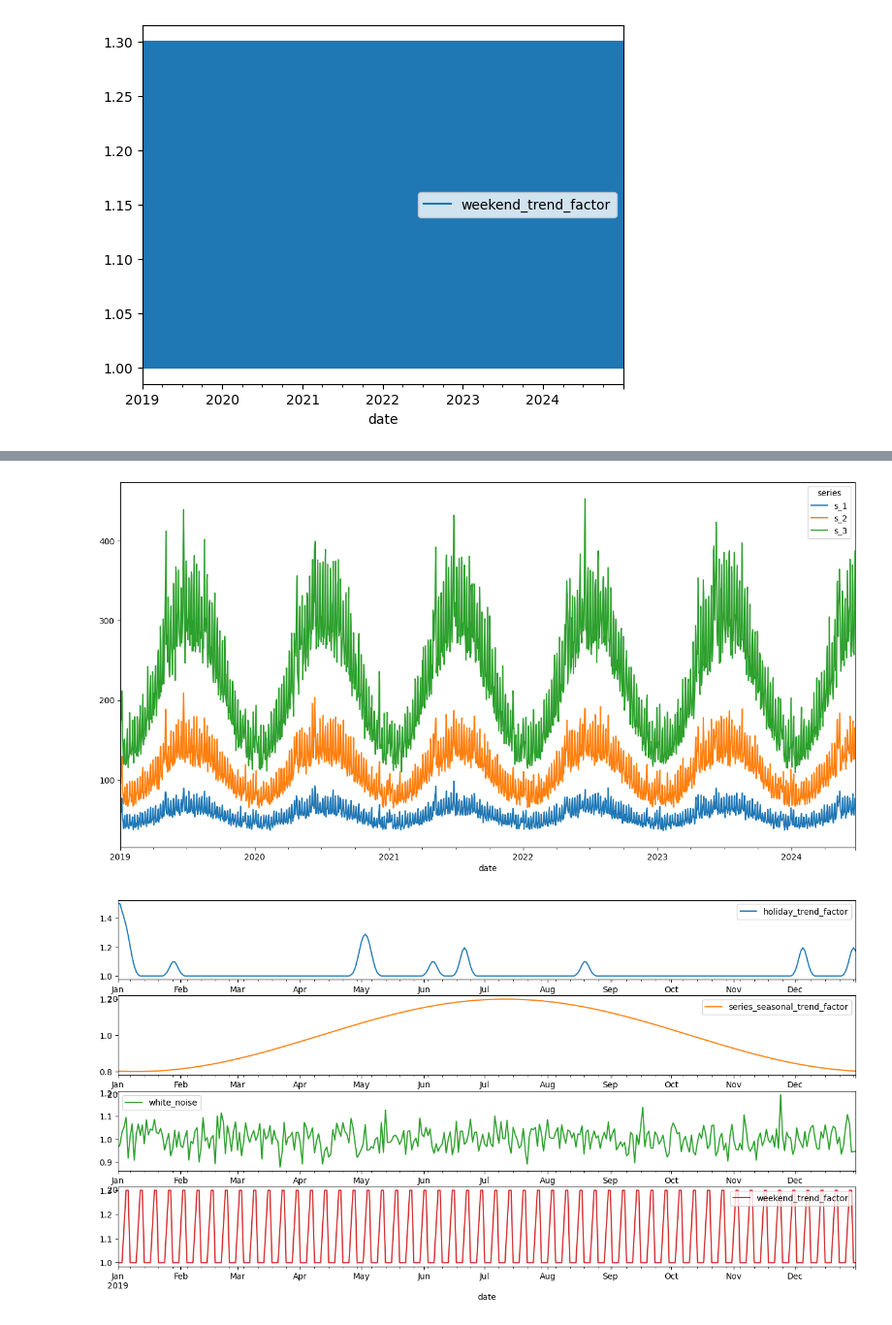
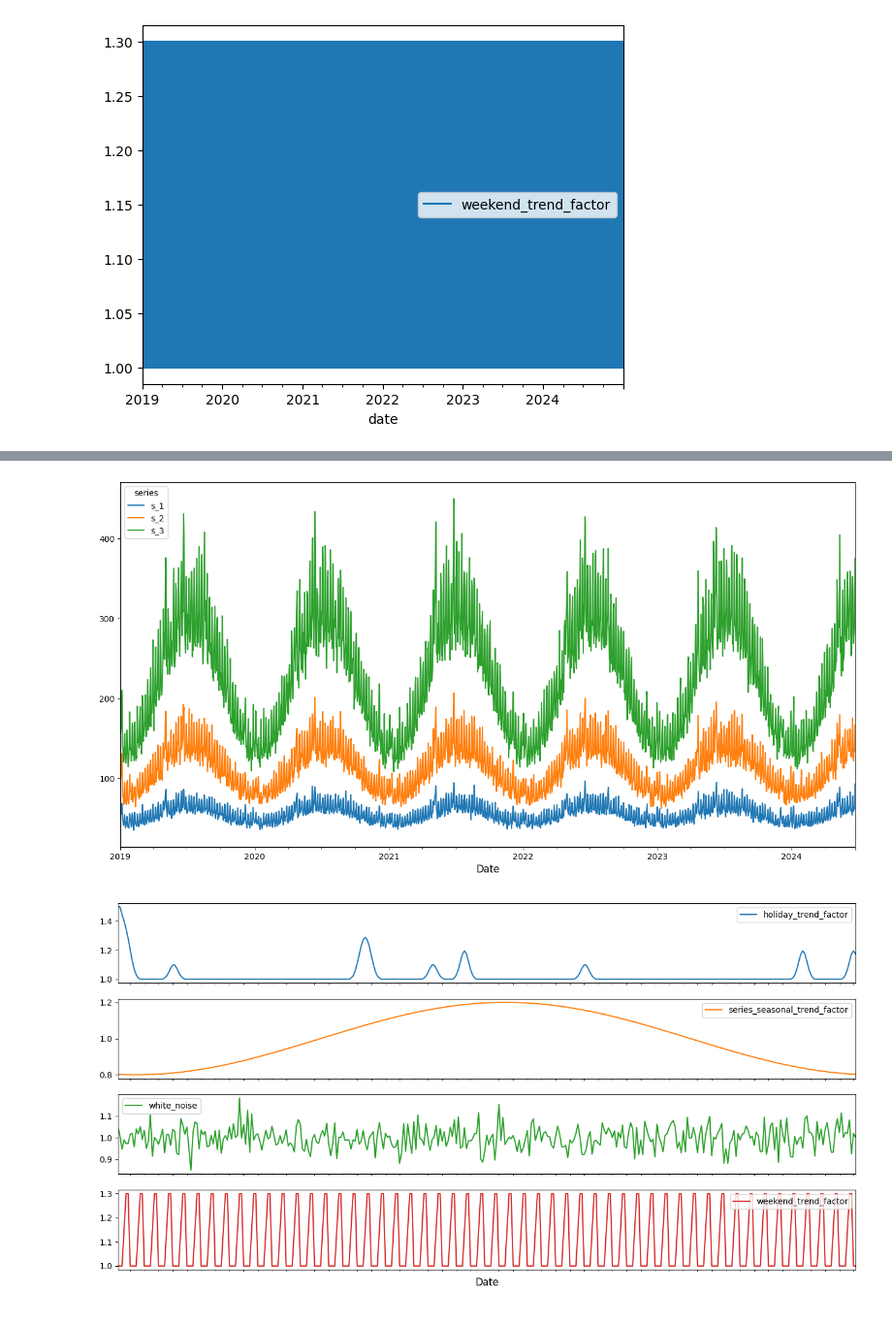
Before and after one commit to mkk-phd-work/feature_importance_challenges, a Jupyter notebook: datagen_nonlinear.ipynb, the cells around one changed output, grey strips where cells are left out. Shown at 97% size. Saved outputs shown, nothing was run; the diff lists cells and outputs as text; code cells hidden in the pictures.

```diff
--- a/datagen_nonlinear.ipynb
+++ b/datagen_nonlinear.ipynb
@@ -74,7 +74,8 @@ display(plot_df.head(10))
 plot_df[["value", "series"]].pivot(columns=["series"], values="value").head(2000).plot(
     figsize=(16, 8)
 )
-
+plt.xticks(fontsize=10)
+plt.xlabel("Date", fontsize=12)
 # add day of year,
 df["day_of_year"] = df["date"].dt.dayofyear
 # df.set_index("date", inplace=True)
@@ -87,6 +88,17 @@ fig, (ax1, ax2) = plt.subplots(2, 1, figsize=(16, 8))
 plot_df[plot_df["series"] == "s_1"][
     ["holiday_trend_factor", "series_seasonal_trend_factor", "white_noise", "weekend_trend_factor"]
 ].head(365).plot(ax=ax1, subplots=True)
+# set text size for all axes
+for ax in fig.axes:
+    plt.sca(ax)
+    plt.xticks([])
+    plt.xlabel("")
+    plt.yticks(fontsize=10)
+    #hide x labels for all but the last plot
+    if ax == fig.axes[-1]:
+        plt.xticks(fontsize=10)
+        plt.xlabel("Date", fontsize=12)
+
 # Right plot without subplots
 # plot_df[plot_df["series"] == "s_1"][["value"]].head(365).plot(ax=ax2, subplots=True)
 plt.show()
@@ -112,2 +124,2 @@ df.drop(
-[figure, old version]
+[figure, new version]
-[figure, old version]
+[figure, new version]
```
Also changed, not shown: parts of 1 cell of this notebook, 8 other files.
